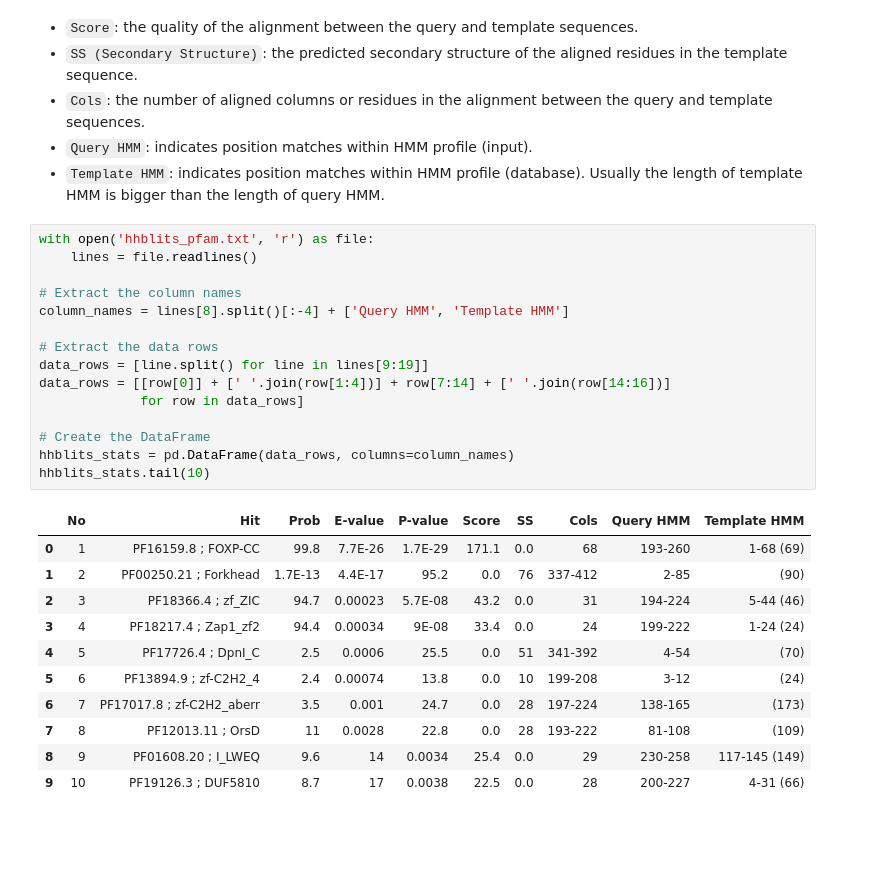
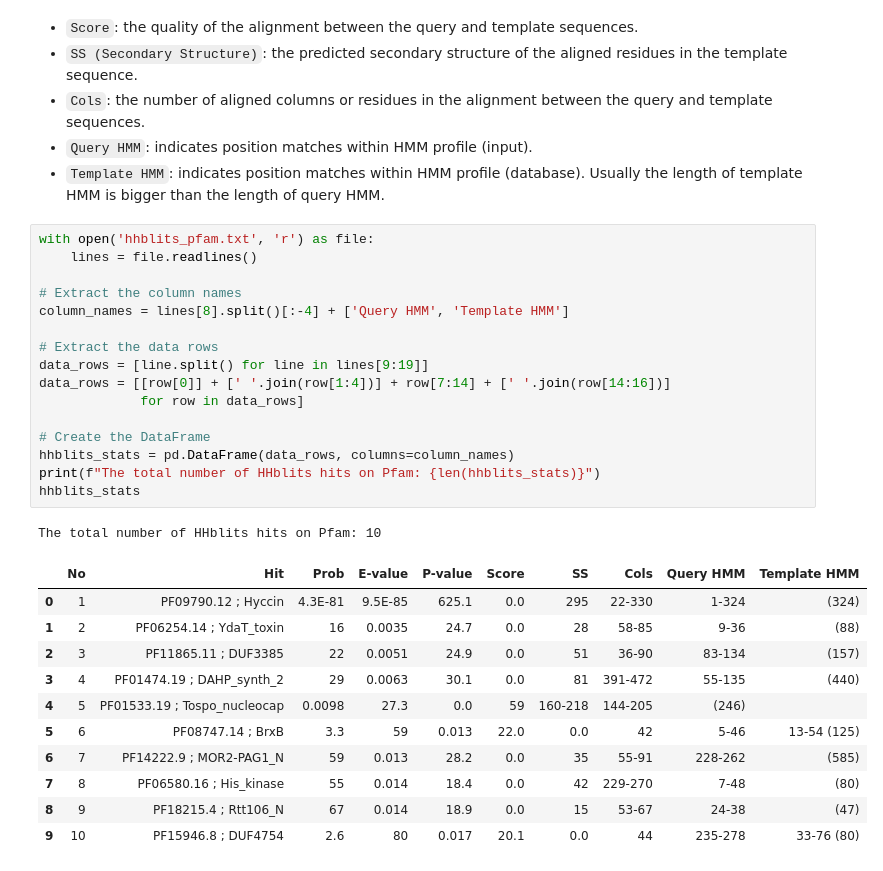
Before and after one commit to AlyaHarvelle/HMMER, a Jupyter notebook: HMM.ipynb, the cells around one changed output. Drawn from its saved outputs; the diff is of its cells as text; blank space fills up the shorter version.

```diff
--- a/HMM.ipynb
+++ b/HMM.ipynb
@@ -184,20 +236,22 @@
              for row in data_rows]
 
 # Create the DataFrame
 hhblits_stats = pd.DataFrame(data_rows, columns=column_names)
-hhblits_stats.tail(10)
+print(f"The total number of HHblits hits on Pfam: {len(hhblits_stats)}")
+hhblits_stats
 # %% [output]
+The total number of HHblits hits on Pfam: 10
 |  | No | Hit | Prob | E-value | P-value | Score | SS | Cols | Query HMM | Template HMM |
-| 0 | 1 | PF16159.8 ; FOXP-CC | 99.8 | 7.7E-26 | 1.7E-29 | 171.1 | 0.0 | 68 | 193-260 | 1-68 (69) |
-| 1 | 2 | PF00250.21 ; Forkhead | 1.7E-13 | 4.4E-17 | 95.2 | 0.0 | 76 | 337-412 | 2-85 | (90) |
-| 2 | 3 | PF18366.4 ; zf_ZIC | 94.7 | 0.00023 | 5.7E-08 | 43.2 | 0.0 | 31 | 194-224 | 5-44 (46) |
-| 3 | 4 | PF18217.4 ; Zap1_zf2 | 94.4 | 0.00034 | 9E-08 | 33.4 | 0.0 | 24 | 199-222 | 1-24 (24) |
-| 4 | 5 | PF17726.4 ; DpnI_C | 2.5 | 0.0006 | 25.5 | 0.0 | 51 | 341-392 | 4-54 | (70) |
-| 5 | 6 | PF13894.9 ; zf-C2H2_4 | 2.4 | 0.00074 | 13.8 | 0.0 | 10 | 199-208 | 3-12 | (24) |
-| 6 | 7 | PF17017.8 ; zf-C2H2_aberr | 3.5 | 0.001 | 24.7 | 0.0 | 28 | 197-224 | 138-165 | (173) |
-| 7 | 8 | PF12013.11 ; OrsD | 11 | 0.0028 | 22.8 | 0.0 | 28 | 193-222 | 81-108 | (109) |
-| 8 | 9 | PF01608.20 ; I_LWEQ | 9.6 | 14 | 0.0034 | 25.4 | 0.0 | 29 | 230-258 | 117-145 (149) |
-| 9 | 10 | PF19126.3 ; DUF5810 | 8.7 | 17 | 0.0038 | 22.5 | 0.0 | 28 | 200-227 | 4-31 (66) |
+| 0 | 1 | PF09790.12 ; Hyccin | 4.3E-81 | 9.5E-85 | 625.1 | 0.0 | 295 | 22-330 | 1-324 | (324) |
+| 1 | 2 | PF06254.14 ; YdaT_toxin | 16 | 0.0035 | 24.7 | 0.0 | 28 | 58-85 | 9-36 | (88) |
+| 2 | 3 | PF11865.11 ; DUF3385 | 22 | 0.0051 | 24.9 | 0.0 | 51 | 36-90 | 83-134 | (157) |
+| 3 | 4 | PF01474.19 ; DAHP_synth_2 | 29 | 0.0063 | 30.1 | 0.0 | 81 | 391-472 | 55-135 | (440) |
+| 4 | 5 | PF01533.19 ; Tospo_nucleocap | 0.0098 | 27.3 | 0.0 | 59 | 160-218 | 144-205 | (246) |  |
+| 5 | 6 | PF08747.14 ; BrxB | 3.3 | 59 | 0.013 | 22.0 | 0.0 | 42 | 5-46 | 13-54 (125) |
+| 6 | 7 | PF14222.9 ; MOR2-PAG1_N | 59 | 0.013 | 28.2 | 0.0 | 35 | 55-91 | 228-262 | (585) |
+| 7 | 8 | PF06580.16 ; His_kinase | 55 | 0.014 | 18.4 | 0.0 | 42 | 229-270 | 7-48 | (80) |
+| 8 | 9 | PF18215.4 ; Rtt106_N | 67 | 0.014 | 18.9 | 0.0 | 15 | 53-67 | 24-38 | (47) |
+| 9 | 10 | PF15946.8 ; DUF4754 | 2.6 | 80 | 0.017 | 20.1 | 0.0 | 44 | 235-278 | 33-76 (80) |
 # %%
 plt.scatter(hhblits_stats['Score'], hhblits_stats['Hit'], alpha=0.4)
 plt.show()
```
Also changed, not shown: parts of 18 cells of this notebook.
